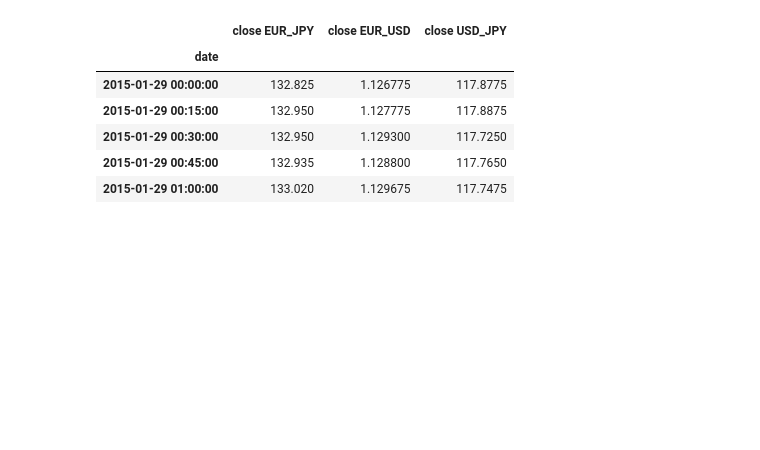
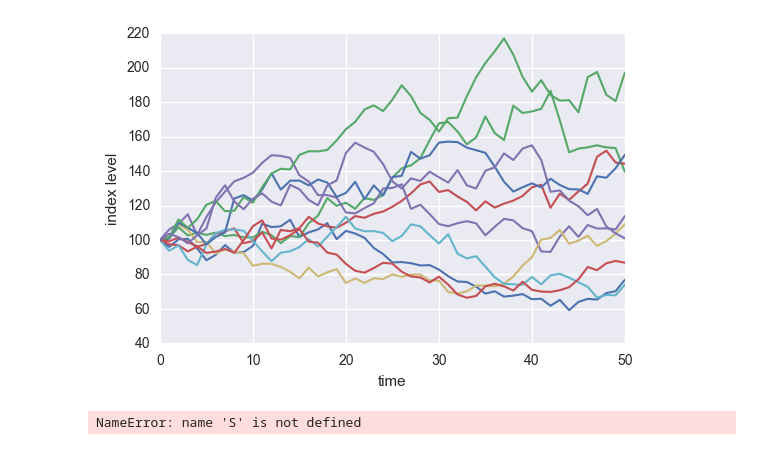
Before and after one commit to FelipeAndresG/FX-triangle, a Jupyter notebook: Code/FX_calibration.ipynb, the cells around one changed output. Saved outputs shown, nothing was run; the diff lists cells and outputs as text; code cells hidden in the pictures; blank space fills up the shorter version.

Commit message:
Simulations brownian

```diff
--- a/Code/FX_calibration.ipynb
+++ b/Code/FX_calibration.ipynb
@@ -20,10 +9,40 @@ joint = pd.concat([EUR_JPY, EUR_USD, USD_JPY], axis=1)
-# %%
-joint.head()
-# %% [output]
-|  | close EUR_JPY | close EUR_USD | close USD_JPY |
-| date |  |  |  |
-| 2015-01-29 00:00:00 | 132.825 | 1.126775 | 117.8775 |
-| 2015-01-29 00:15:00 | 132.950 | 1.127775 | 117.8875 |
-| 2015-01-29 00:30:00 | 132.950 | 1.129300 | 117.7250 |
-| 2015-01-29 00:45:00 | 132.935 | 1.128800 | 117.7650 |
-| 2015-01-29 01:00:00 | 133.020 | 1.129675 | 117.7475 |
+# %%
+S0, S0_ = 100, 100 # initial value
+r = 0.05  # constant short rate
+sigma = 0.25  # constant volatility
+T = 2.0  # time in years
+M = 50 # maturity
+I = 10000  # number of random draws
+
+dt = T / M
+S_1 = np.zeros((M + 1, I))
+S_2 = np.zeros((M + 1, I))
+
+S_1[0] = S0
+S_2[0] = S0_
+
+for t in range(1, M + 1):
+    S_1[t] = S_1[t - 1] * np.exp((r - 0.5 * sigma ** 2) * dt
+            + sigma * np.sqrt(dt) * npr.standard_normal(I))
+    S_2[t] = S_2[t - 1] * np.exp((r - 0.5 * sigma ** 2) * dt
+            + sigma * np.sqrt(dt) * npr.standard_normal(I))
+# %%
+plt.plot(S_1[:, :10], lw=1.5)
+plt.xlabel('time')
+plt.ylabel('index level')
+plt.grid(True)
+# tag: gbm_dt_paths
+# title: Simulated geometric Brownian motion paths
+# size: 60
+# %% [output]
+[figure, added]
+# %%
+plt.hist(S[-1], bins=50)
+plt.xlabel('index level')
+plt.ylabel('frequency')
+plt.grid(True)
+# tag: gbm_dt_hist
+# title: Simulated geometric Brownian motion at maturity
+# size: 60
+# %% [output]
+NameError: name 'S' is not defined
```
Also changed, not shown: parts of 4 cells of this notebook.
